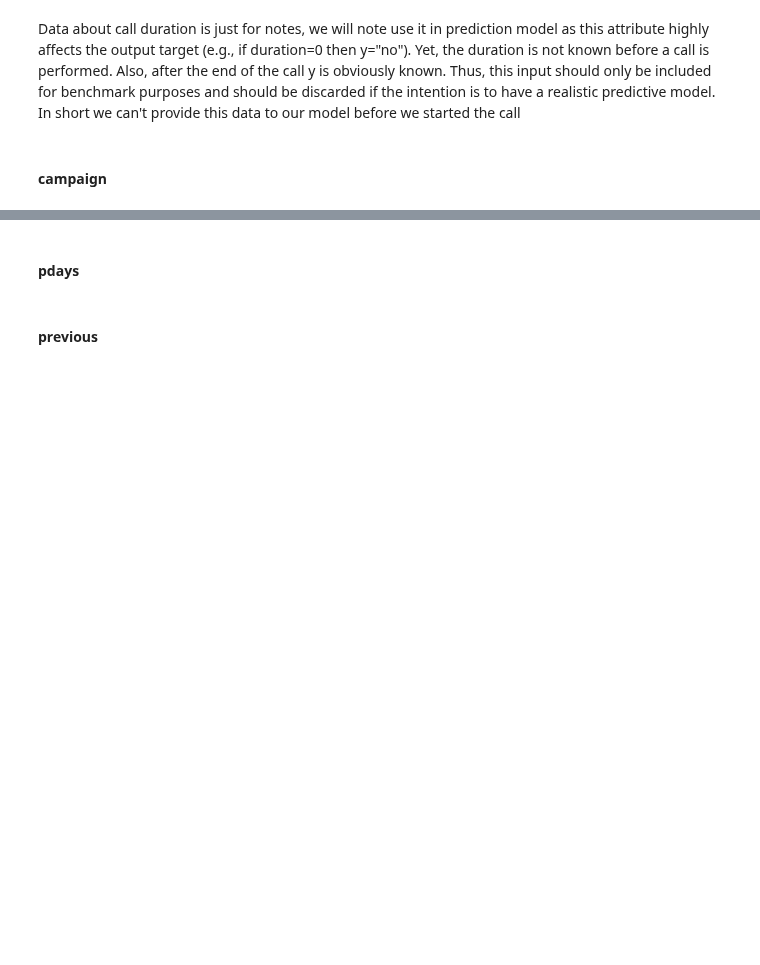
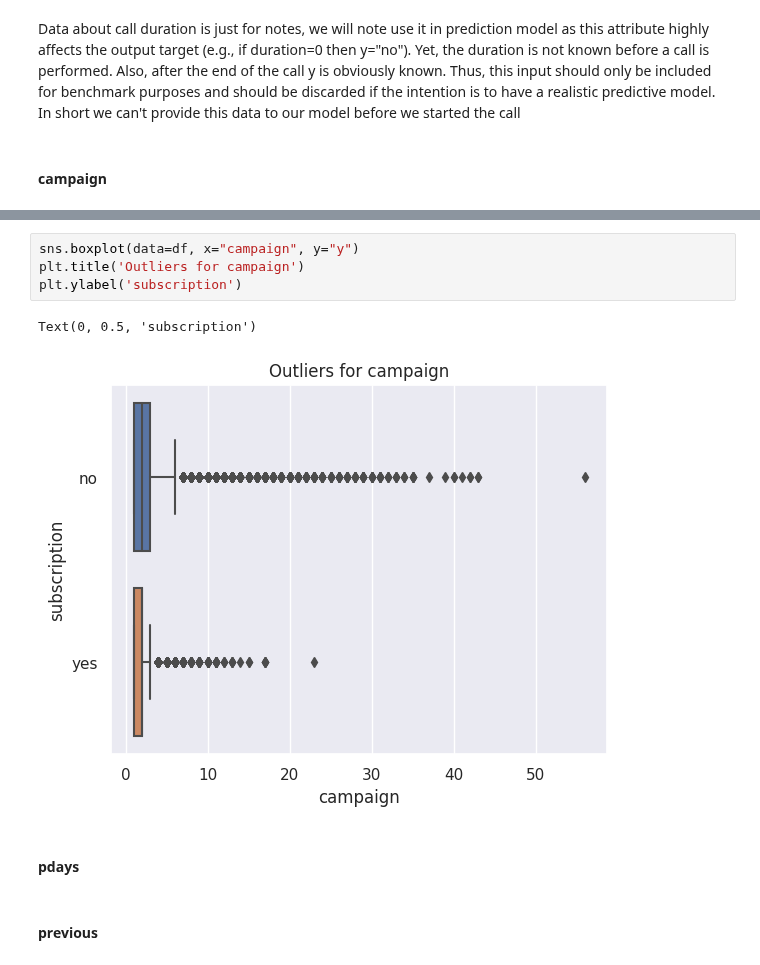
Before and after one commit to dmytrovelychko/rd_ds_python, a Jupyter notebook: cw.ipynb, the cells around one changed output, grey strips where cells are left out. Cells and saved outputs as stored; diff of their text form; blank space fills up the shorter version.

```diff
--- a/cw.ipynb
+++ b/cw.ipynb
@@ -201,3 +212,10 @@ Data about call duration is just for notes, we will note use it in prediction mo
+# %%
+sns.boxplot(data=df, x="campaign", y="y")
+plt.title('Outliers for campaign')
+plt.ylabel('subscription')
+# %% [output]
+Text(0, 0.5, 'subscription')
+[figure, added]
 # %% [markdown]
 #### pdays
 # %% [markdown]
```
Also changed, not shown: parts of 5 cells of this notebook.
